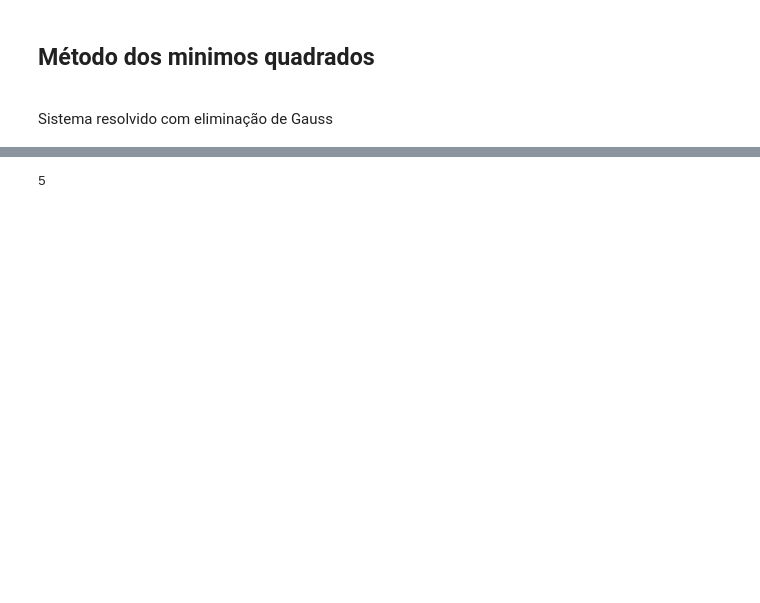
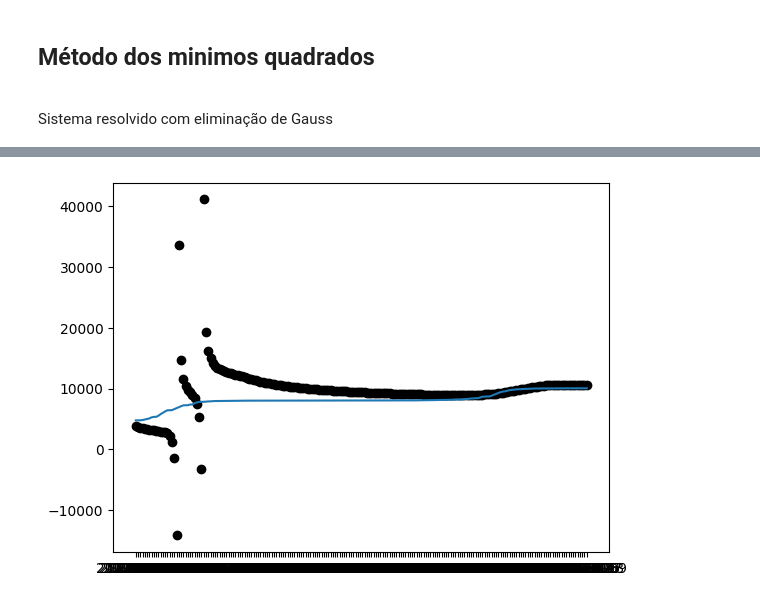
Before and after one commit to bruno9800/covidData, a Jupyter notebook: date_analise.ipynb, the cells around one changed output, grey strips where cells are left out. Drawn from its saved outputs; the diff is of its cells as text; code cells hidden in the pictures; blank space fills up the shorter version.

```diff
--- a/date_analise.ipynb
+++ b/date_analise.ipynb
@@ -109,7 +110,14 @@ def gauss_method(matrix, results):
     matrix[2] = matrix[2] - (m3_1 * matrix[0])
     results[1] = results[1] - (m2_1 * results[0])
     results[2] = results[2] - (m3_1 * results[0])
-    #print(matrix)
+    m3_2 = matrix[2][1] / matrix[1][1]
+    matrix[2] = matrix[2] - (m3_2 * matrix[1])
+
+    alpha_3 = results[2] / matrix[2][2]
+    alpha_2 = (results[1] - (matrix[1][2] * alpha_3))/ matrix[1][1]
+    alpha_1 = (results[0] - (matrix[0][1] * alpha_2) - matrix[0][2] * alpha_3) / matrix[0][0]
+    alpha_values = np.append(alpha_values, np.array([alpha_1, alpha_2, alpha_3]))
+    return alpha_values
 
 tabela_MQ = tabela_bl.iloc[  : ,  4]
 casos_confirmados = tabela_MQ.values.astype(int)
@@ -130,6 +138,19 @@ for x in range(21, casos_confirmados.size):
         y_values = np.append(y_values, casos_confirmados[i])
     matrix = create_matrix(x_values)
     matrix_result = create_yValues_for_matrix(y_values, x_values)
-    gauss_method(matrix, matrix_result)
-print("saiu")
+    alphas = gauss_method(matrix, matrix_result)
+    a1.append(alphas[0])
+    a2.append(alphas[1])
+    a3.append(alphas[2])
+    erro.append( (abs(alphas[0] + alphas[1]*x + alphas[2]*(x**2) - tabela_MQ[x]) / tabela_MQ[x]))
+    previsao.append((alphas[0] + alphas[1]*(x+1)) + alphas[2]*((x+1)**2))
+
+tabela_MQ = tabela_MQ.to_frame()
+tabela_MQ = tabela_MQ[tabela_MQ.index>="2022-01-22"]
+tabela_MQ['a1.pol'] = a1
+tabela_MQ['a2.pol'] = a2
+tabela_MQ['a3.pol'] = a3
+tabela_MQ['err.pol'] = erro
+tabela_MQ['previsao'] = previsao
+display(tabela_MQ)
 # %% [output]
@@ -137,10 +175,5 @@ OverflowError: Python int too large to convert to C long
 # %%
-xs = np.empty((0,3), int)
-xy = np.array([1,2,3])
-for i in range(3):
-    xs = np.append(xs, i)
-
-
-print(xs.dot(xs))
+graf_previsoes = plt.scatter(tabela_MQ.index, tabela_MQ['previsao'], c='k')
+graf_acumulados = plt.plot(tabela_MQ['casosAcumulado'])
 # %% [output]
-5
+[figure, added]
```
Also changed, not shown: parts of 4 cells of this notebook.
